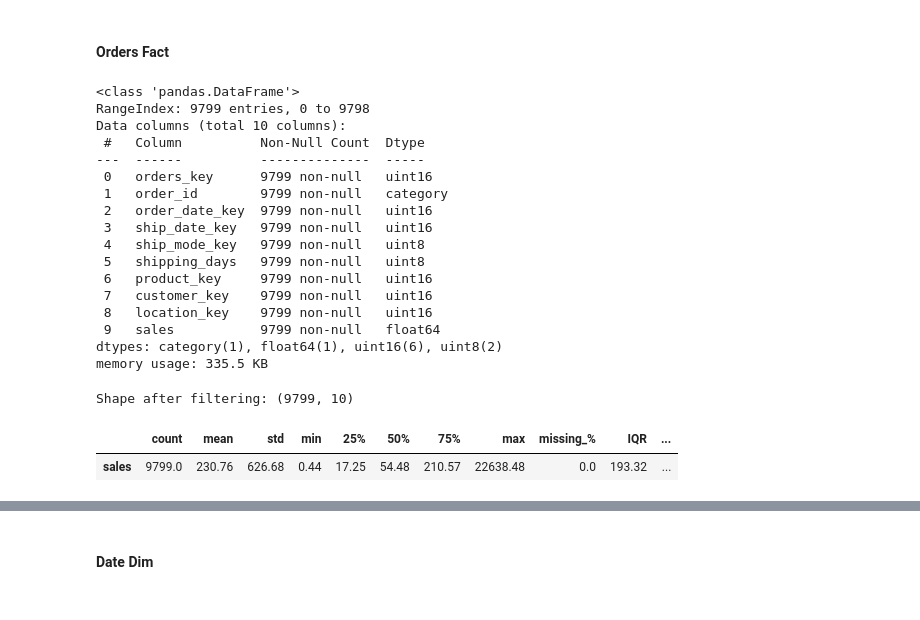
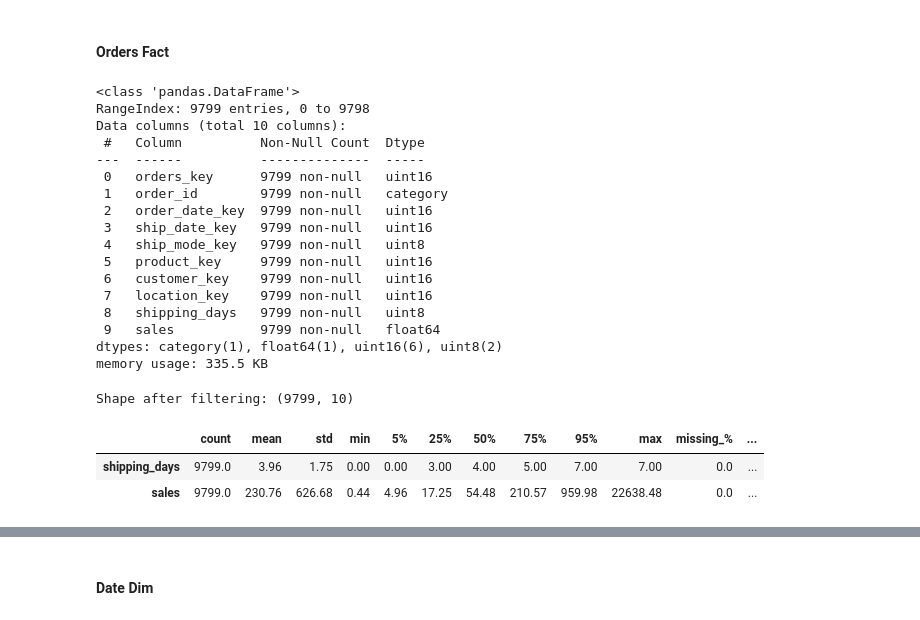
Before and after one commit to Nishant5304/US-Superstore-Sales, a Jupyter notebook: notebooks/eeda.ipynb, the cells around one changed output, grey strips where cells are left out. Drawn from its saved outputs; the diff is of its cells as text; code cells hidden in the pictures.

```diff
--- a/notebooks/eeda.ipynb
+++ b/notebooks/eeda.ipynb
@@ -29,11 +34,11 @@ import helper as hp
 # %%
-orders_fact = hp.orders_fact
+orders_fact = da.orders_fact
 
-products_dim = hp.products_dim
-date_dim = hp.date_dim
-customers_dim = hp.customers_dim
-location_dim = hp.location_dim
-ship_mode_dim = hp.ship_mode_dim
+products_dim = da.products_dim
+date_dim = da.date_dim
+customers_dim = da.customers_dim
+location_dim = da.location_dim
+ship_mode_dim = da.ship_mode_dim
 # %% [markdown]
 ---
 ## Univariate Analysis
@@ -55,16 +60,17 @@ Data columns (total 10 columns):
  2   order_date_key  9799 non-null   uint16
  3   ship_date_key   9799 non-null   uint16
  4   ship_mode_key   9799 non-null   uint8
- 5   shipping_days   9799 non-null   uint8
- 6   product_key     9799 non-null   uint16
- 7   customer_key    9799 non-null   uint16
- 8   location_key    9799 non-null   uint16
+ 5   product_key     9799 non-null   uint16
+ 6   customer_key    9799 non-null   uint16
+ 7   location_key    9799 non-null   uint16
+ 8   shipping_days   9799 non-null   uint8
  9   sales           9799 non-null   float64
 dtypes: category(1), float64(1), uint16(6), uint8(2)
 memory usage: 335.5 KB
 # %%
-hp.num_col_chk(orders_fact, cols=['sales'])
+hp.num_col_chk(orders_fact, cols=['shipping_days', 'sales'])
 # %% [output]
 Shape after filtering: (9799, 10)
-|  | count | mean | std | min | 25% | 50% | 75% | max | missing_% | IQR | ... |
-| sales | 9799.0 | 230.76 | 626.68 | 0.44 | 17.25 | 54.48 | 210.57 | 22638.48 | 0.0 | 193.32 | ... |
+|  | count | mean | std | min | 5% | 25% | 50% | 75% | 95% | max | missing_% | ... |
+| shipping_days | 9799.0 | 3.96 | 1.75 | 0.00 | 0.00 | 3.00 | 4.00 | 5.00 | 7.00 | 7.00 | 0.0 | ... |
+| sales | 9799.0 | 230.76 | 626.68 | 0.44 | 4.96 | 17.25 | 54.48 | 210.57 | 959.98 | 22638.48 | 0.0 | ... |
```
Also changed, not shown: parts of 9 cells of this notebook, 3 other files.
